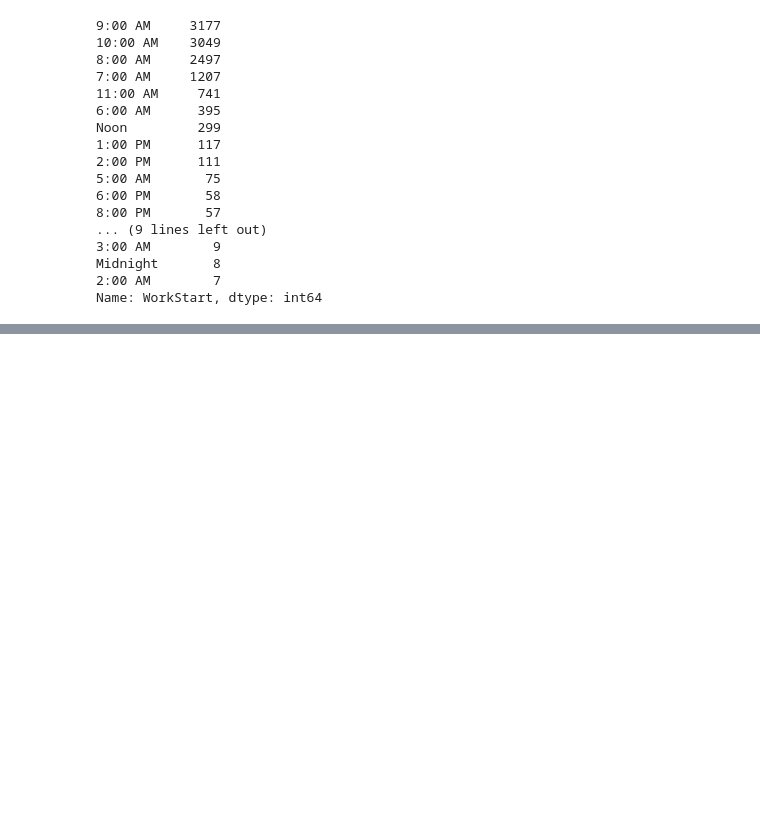
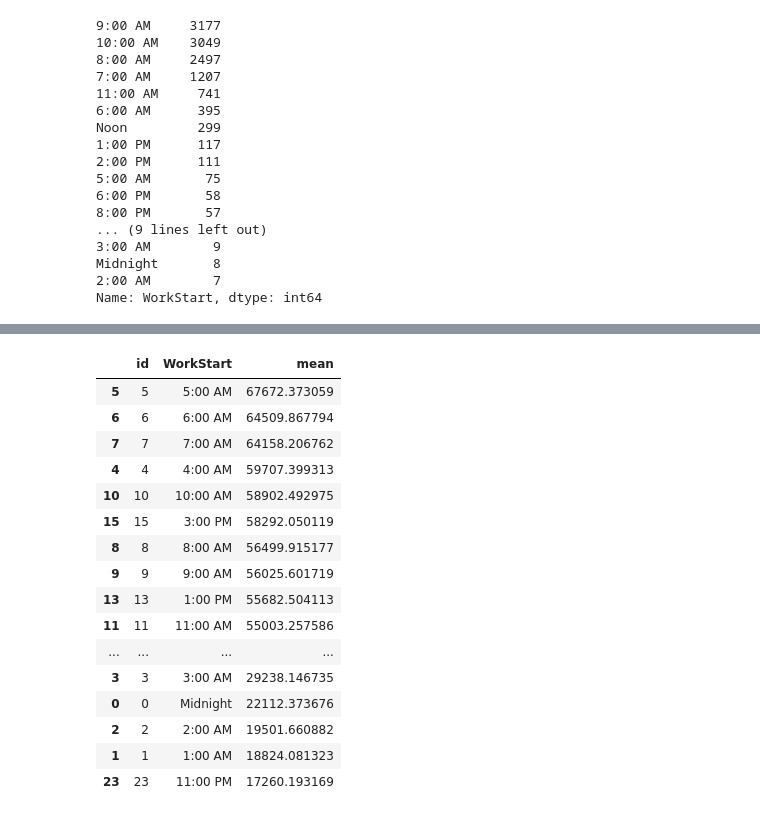
Before and after one commit to u-sahin/Project_1, a Jupyter notebook: Workstart_JobSatisfaction_Salary.ipynb, the cells around one changed output, grey strips where cells are left out. Drawn from its saved outputs; the diff is of its cells as text; code cells hidden in the pictures; blank space fills up the shorter version.

```diff
--- a/Workstart_JobSatisfaction_Salary.ipynb
+++ b/Workstart_JobSatisfaction_Salary.ipynb
@@ -96 +124,22 @@ plt.show()
+# %%
+# show all calculated average salaries and sort them in descending order
+result.groupby(['id','WorkStart'])['Salary'].mean().reset_index(name='mean').sort_values(['mean'], ascending=False)
+# %% [output]
+|  | id | WorkStart | mean |
+| 5 | 5 | 5:00 AM | 67672.373059 |
+| 6 | 6 | 6:00 AM | 64509.867794 |
+| 7 | 7 | 7:00 AM | 64158.206762 |
+| 4 | 4 | 4:00 AM | 59707.399313 |
+| 10 | 10 | 10:00 AM | 58902.492975 |
+| 15 | 15 | 3:00 PM | 58292.050119 |
+| 8 | 8 | 8:00 AM | 56499.915177 |
+| 9 | 9 | 9:00 AM | 56025.601719 |
+| 13 | 13 | 1:00 PM | 55682.504113 |
+| 11 | 11 | 11:00 AM | 55003.257586 |
+| ... | ... | ... | ... |
+| 3 | 3 | 3:00 AM | 29238.146735 |
+| 0 | 0 | Midnight | 22112.373676 |
+| 2 | 2 | 2:00 AM | 19501.660882 |
+| 1 | 1 | 1:00 AM | 18824.081323 |
+| 23 | 23 | 11:00 PM | 17260.193169 |
 # %%
```
Also changed, not shown: parts of 10 cells of this notebook, 4 other files.
